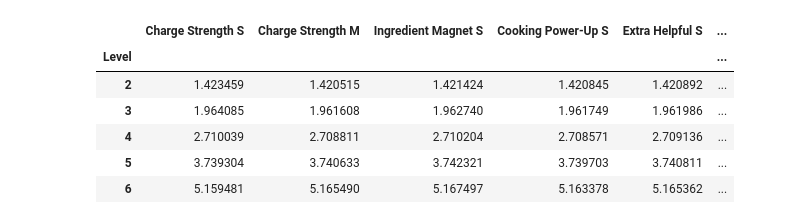
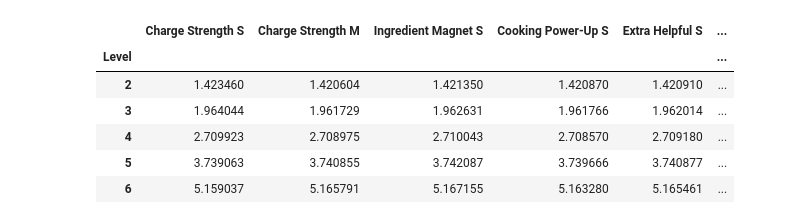
Before and after one commit to jeancroy/RP-fit, a Jupyter notebook: RP fit.ipynb, the cells around one changed output. Cells and saved outputs as stored; diff of their text form; code cells hidden in the pictures.

```diff
--- a/RP fit.ipynb
+++ b/RP fit.ipynb
@@ -20,7 +29,7 @@ def download_sheet(file_id, sheet_id):
     df = pd.read_csv(BytesIO(r.content), thousands=',')
     return df
 # %%
-refresh_rp_file = False
+refresh_rp_file = True
 
 rp_file_id = "1kBrPl0pdAO8gjOf_NrTgAPseFtqQA27fdfEbMBBeAhs"
 
@@ -214,7 +223,7 @@ for record in pokedex.to_dict(orient='records') :
     pokemon_to_position[record["Pokemon"]] = len(guess_ing_fractions)
 
     # Simple linear model
-    guess_ing_fractions.append( (record["Berry Power"] - 7)/record["Ing 1 Power"] )
+    guess_ing_fractions.append( (record["Berry Power"] - 6)/record["Ing 1 Power"] )
     guess_skl_products.append( 0.5*(record["Berry Power"] - 3) * ( 3.5 if record["Class"]=="Skills" else 1.0 ) )
 
     # Last fit (reproduce result)
@@ -248,7 +257,7 @@ for record in mainskills.to_dict(orient='records') :
 # Comes from a previous fit
 # Numpy poly convention is highest degree first
 
-initial["Ing Growth Poly"] = [0.000224436802535453, 0.00266425197402284, 0.004768806303]
+initial["Ing Growth Poly"] = [0.00018948, 0.00306669, -0.00173611]
 # %%
 # Add our guess for the sub skills that multiply the whole rp
 
@@ -452,6 +424,21 @@ sns.histplot(x=r[r>1e-3], log_scale=True)
 # %%
-import scipy
+cache_fit = True
 
-opt = scipy.optimize.least_squares(residual, x0, loss="soft_l1", xtol=None ,verbose=2)
+# least_squares give a deterministic result that depend on x0, the data, and the otimizer options
+# hash the data as well as x0 to decide if we reuse last fit
+
+filename = f"./results/linear-fit-{digest((data,x0))}.npy"
+
+if cache_fit and path.isfile(filename):
+    opt = load(filename)
+else:
+    opt = scipy.optimize.least_squares(residual, x0, loss="soft_l1", xtol=None, verbose=2)
+
+    # save result and remobe some stuff we don't neeed to save.
+    del opt.jac
+    del opt.active_mask
+    del opt.fun
+
+    save(filename, opt)
 # %% [output]
    Iteration     Total nfev        Cost      Cost reduction    Step norm     Optimality
@@ -563,26 +534,24 @@ res.set_index("Pokemon")
 # %%
+# Format main skill growth per level
+
 growth_display = {}
-growth_display["Level"] = list(range(2,7))
+levels = np.array(list(range(2,7)))
+growth_display["Level"] = levels
 
 for record in mainskills.to_dict(orient='records') :
 
     skillname = record["Skill"]
     params = sol[skillname]
-    values = []
-
-    for level in range(2,7):
-        values.append( params[0]*np.exp(params[1]*level))
-
-    growth_display[skillname] = values
+    growth_display[skillname] = params[0]*np.exp(params[1]*levels)
 
 df = pd.DataFrame(growth_display)
 df.set_index("Level")
 # %% [output]
 |  | Charge Strength S | Charge Strength M | Ingredient Magnet S | Cooking Power-Up S | Extra Helpful S | ... |
 | Level |  |  |  |  |  | ... |
-| 2 | 1.423459 | 1.420515 | 1.421424 | 1.420845 | 1.420892 | ... |
-| 3 | 1.964085 | 1.961608 | 1.962740 | 1.961749 | 1.961986 | ... |
-| 4 | 2.710039 | 2.708811 | 2.710204 | 2.708571 | 2.709136 | ... |
-| 5 | 3.739304 | 3.740633 | 3.742321 | 3.739703 | 3.740811 | ... |
-| 6 | 5.159481 | 5.165490 | 5.167497 | 5.163378 | 5.165362 | ... |
+| 2 | 1.423460 | 1.420604 | 1.421350 | 1.420870 | 1.420910 | ... |
+| 3 | 1.964044 | 1.961729 | 1.962631 | 1.961766 | 1.962014 | ... |
+| 4 | 2.709923 | 2.708975 | 2.710043 | 2.708570 | 2.709180 | ... |
+| 5 | 3.739063 | 3.740855 | 3.742087 | 3.739666 | 3.740877 | ... |
+| 6 | 5.159037 | 5.165791 | 5.167155 | 5.163280 | 5.165461 | ... |
 # %%
```
Also changed, not shown: parts of 22 cells of this notebook, 8 other files.
